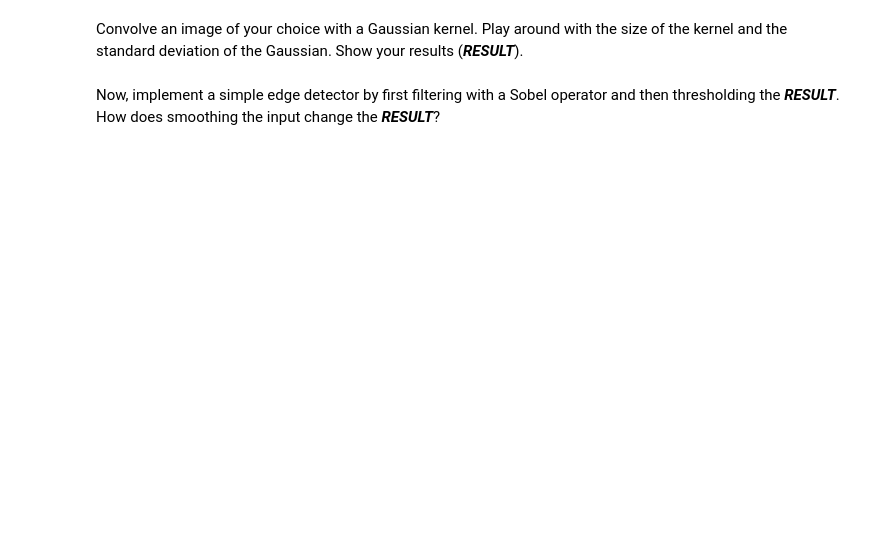
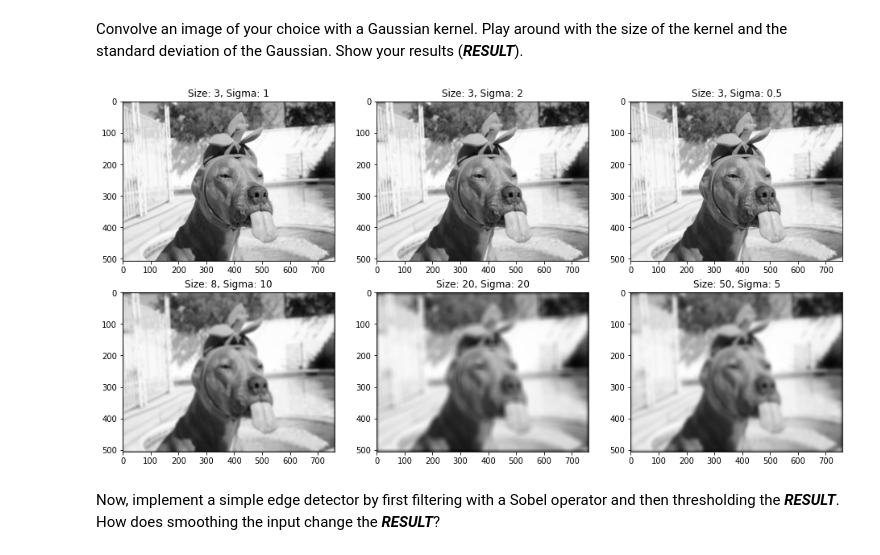
Before and after one commit to RaimiSol/cv2122_assignments, a Jupyter notebook: solutions/raimi_solves_assignment01.ipynb, the cells around one changed output. Saved outputs shown, nothing was run; the diff lists cells and outputs as text; code cells hidden in the pictures; blank space fills up the shorter version.

```diff
--- a/solutions/raimi_solves_assignment01.ipynb
+++ b/solutions/raimi_solves_assignment01.ipynb
@@ -408,11 +412,25 @@ Convolve an image of your choice with a Gaussian kernel. Play around with the si
 # %%
-def gaussian_kernel(size, std=1):
+def gaussian_kernel(size, sigma=1):
+    """Implementation of a gaussian kernel.
+
+    Copied from: https://towardsdatascience.com/canny-edge-detection-step-by-step-in-python-computer-vision-b49c3a2d8123
+    """
     size = int(size) // 2
     x, y = np.mgrid[-size:size+1, -size:size+1]
     normal = 1 / (2.0 * np.pi * sigma**2)
     g =  np.exp(-((x**2 + y**2) / (2.0*sigma**2))) * normal
     return g
+
+fig, axes = plt.subplots(nrows=2,ncols=3, figsize=(16,8))
 #conv2d()
-gaussian_kernel(3,5)
+gaussian_configs = [ [(3, 1), (3,2), (3,0.5)],[(8,10),(20,20),(50,5)]]
+
+for row, configs in enumerate(gaussian_configs):
+    for col, g in enumerate(configs):
+        filter_result = conv2d(image,gaussian_kernel(*g))
+        axes[row,col].imshow(filter_result, cmap=plt.cm.gray,aspect="auto")
+        axes[row,col].title.set_text(f"Size: {g[0]}, Sigma: {g[1]}")
+# %% [output]
+[figure, added]
 # %% [markdown]
 Now, implement a simple edge detector by first filtering with a Sobel operator and then thresholding the ***RESULT***. How does smoothing the input change the ***RESULT***?
```
Also changed, not shown: parts of 10 cells of this notebook, 2 other files.
